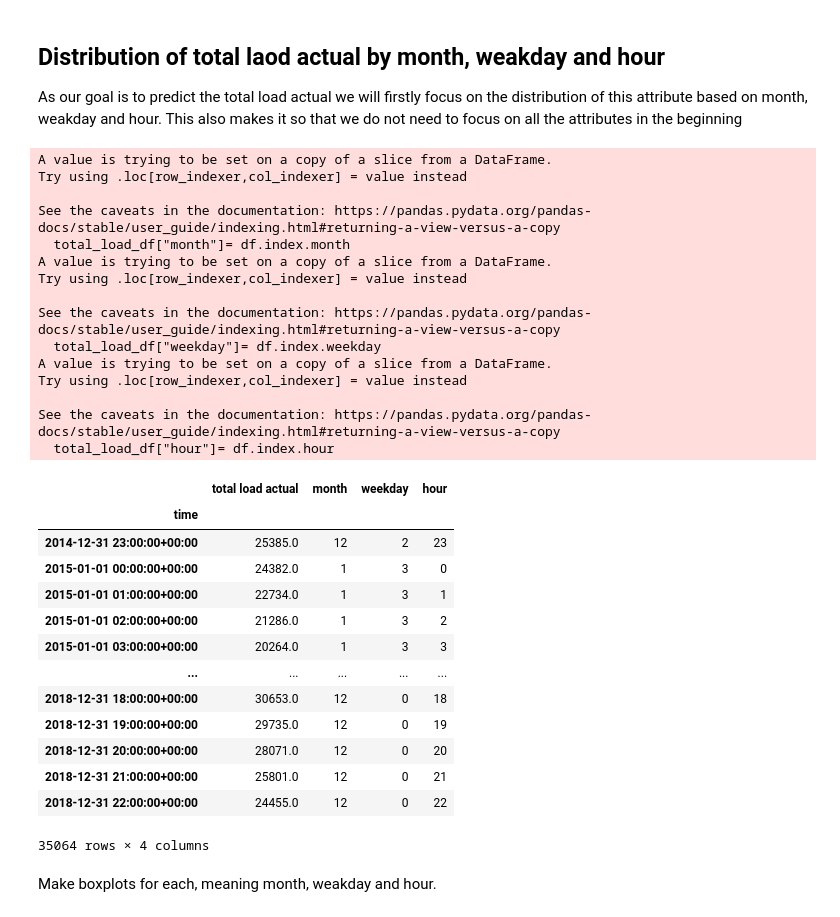
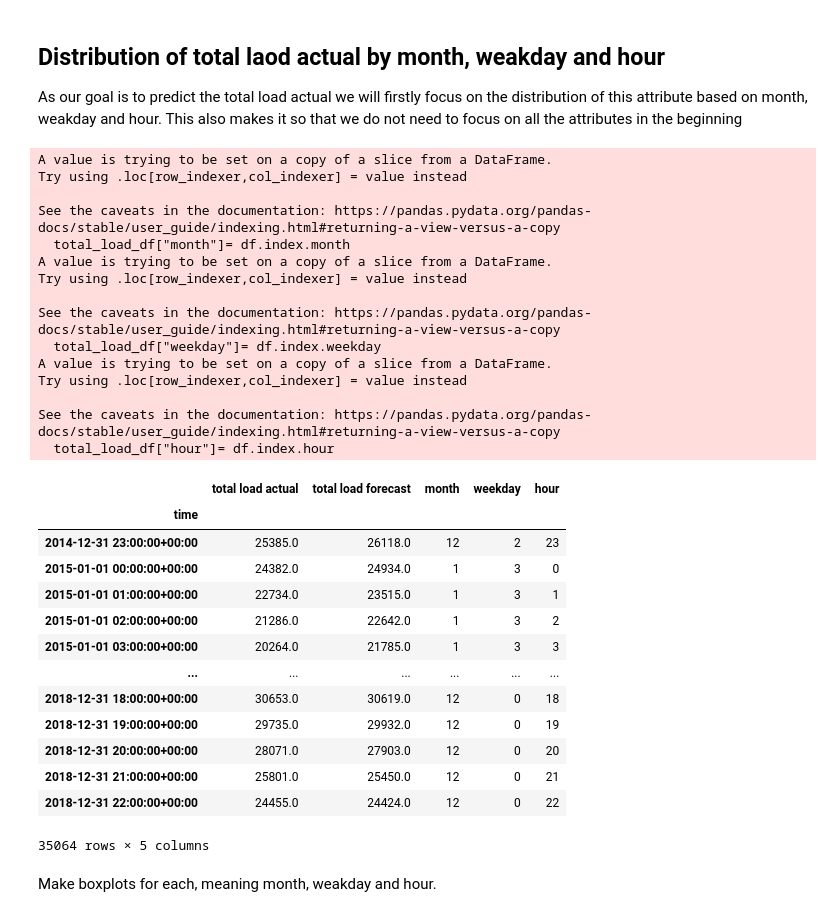
Before and after one commit to siljeberiksen/AI-in-industry, a Jupyter notebook: exam.ipynb, the cells around one changed output. Drawn from its saved outputs; the diff is of its cells as text; code cells hidden in the pictures.

```diff
--- a/exam.ipynb
+++ b/exam.ipynb
@@ -135,46 +135,46 @@ As our goal is to predict the total load actual we will firstly focus on the dis
 # %%
 def pre_process_totalload(df):
     df["time"] = pd.to_datetime(df["time"] ,utc=True)
 
     df.set_index('time', inplace=True)
-    total_load_df = df[["total load actual"]]
+    total_load_df = df[["total load actual", "total load forecast"]]
 
     total_load_df["month"]= df.index.month
     total_load_df["weekday"]= df.index.weekday
     total_load_df["hour"]= df.index.hour
     return total_load_df
 total_load_df = pre_process_totalload(energy_df_0)
 total_load_df
 # %% [output]
 A value is trying to be set on a copy of a slice from a DataFrame.
 Try using .loc[row_indexer,col_indexer] = value instead
 
 See the caveats in the documentation: https://pandas.pydata.org/pandas-docs/stable/user_guide/indexing.html#returning-a-view-versus-a-copy
   total_load_df["month"]= df.index.month
 A value is trying to be set on a copy of a slice from a DataFrame.
 Try using .loc[row_indexer,col_indexer] = value instead
 
 See the caveats in the documentation: https://pandas.pydata.org/pandas-docs/stable/user_guide/indexing.html#returning-a-view-versus-a-copy
   total_load_df["weekday"]= df.index.weekday
 A value is trying to be set on a copy of a slice from a DataFrame.
 Try using .loc[row_indexer,col_indexer] = value instead
 
 See the caveats in the documentation: https://pandas.pydata.org/pandas-docs/stable/user_guide/indexing.html#returning-a-view-versus-a-copy
   total_load_df["hour"]= df.index.hour
-|  | total load actual | month | weekday | hour |
-| time |  |  |  |  |
-| 2014-12-31 23:00:00+00:00 | 25385.0 | 12 | 2 | 23 |
-| 2015-01-01 00:00:00+00:00 | 24382.0 | 1 | 3 | 0 |
-| 2015-01-01 01:00:00+00:00 | 22734.0 | 1 | 3 | 1 |
-| 2015-01-01 02:00:00+00:00 | 21286.0 | 1 | 3 | 2 |
-| 2015-01-01 03:00:00+00:00 | 20264.0 | 1 | 3 | 3 |
-| ... | ... | ... | ... | ... |
-| 2018-12-31 18:00:00+00:00 | 30653.0 | 12 | 0 | 18 |
-| 2018-12-31 19:00:00+00:00 | 29735.0 | 12 | 0 | 19 |
-| 2018-12-31 20:00:00+00:00 | 28071.0 | 12 | 0 | 20 |
-| 2018-12-31 21:00:00+00:00 | 25801.0 | 12 | 0 | 21 |
-| 2018-12-31 22:00:00+00:00 | 24455.0 | 12 | 0 | 22 |
+|  | total load actual | total load forecast | month | weekday | hour |
+| time |  |  |  |  |  |
+| 2014-12-31 23:00:00+00:00 | 25385.0 | 26118.0 | 12 | 2 | 23 |
+| 2015-01-01 00:00:00+00:00 | 24382.0 | 24934.0 | 1 | 3 | 0 |
+| 2015-01-01 01:00:00+00:00 | 22734.0 | 23515.0 | 1 | 3 | 1 |
+| 2015-01-01 02:00:00+00:00 | 21286.0 | 22642.0 | 1 | 3 | 2 |
+| 2015-01-01 03:00:00+00:00 | 20264.0 | 21785.0 | 1 | 3 | 3 |
+| ... | ... | ... | ... | ... | ... |
+| 2018-12-31 18:00:00+00:00 | 30653.0 | 30619.0 | 12 | 0 | 18 |
+| 2018-12-31 19:00:00+00:00 | 29735.0 | 29932.0 | 12 | 0 | 19 |
+| 2018-12-31 20:00:00+00:00 | 28071.0 | 27903.0 | 12 | 0 | 20 |
+| 2018-12-31 21:00:00+00:00 | 25801.0 | 25450.0 | 12 | 0 | 21 |
+| 2018-12-31 22:00:00+00:00 | 24455.0 | 24424.0 | 12 | 0 | 22 |
-35064 rows × 4 columns
+35064 rows × 5 columns
 # %% [markdown]
 Make boxplots for each, meaning month, weakday and hour.
 # %%
```
Also changed, not shown: parts of 3 cells of this notebook.
